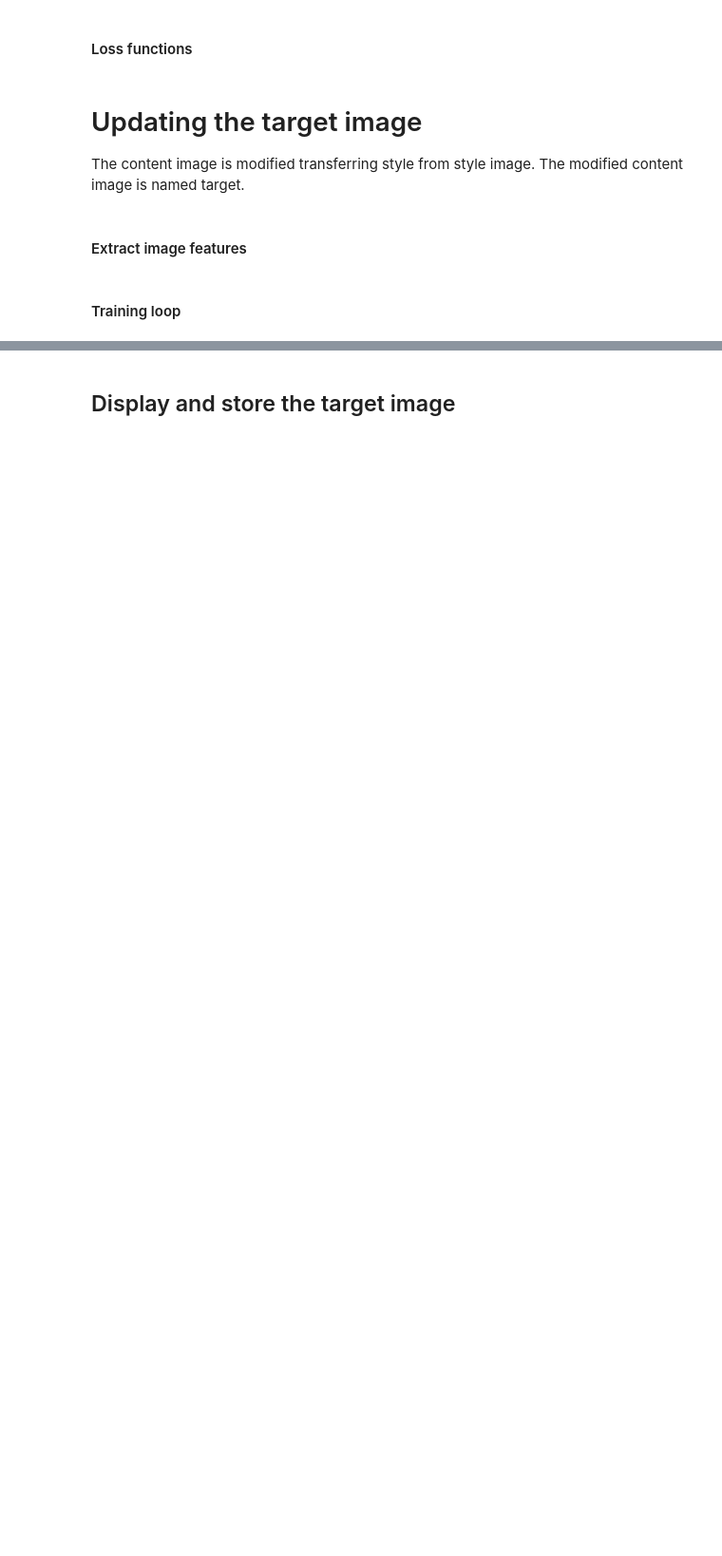
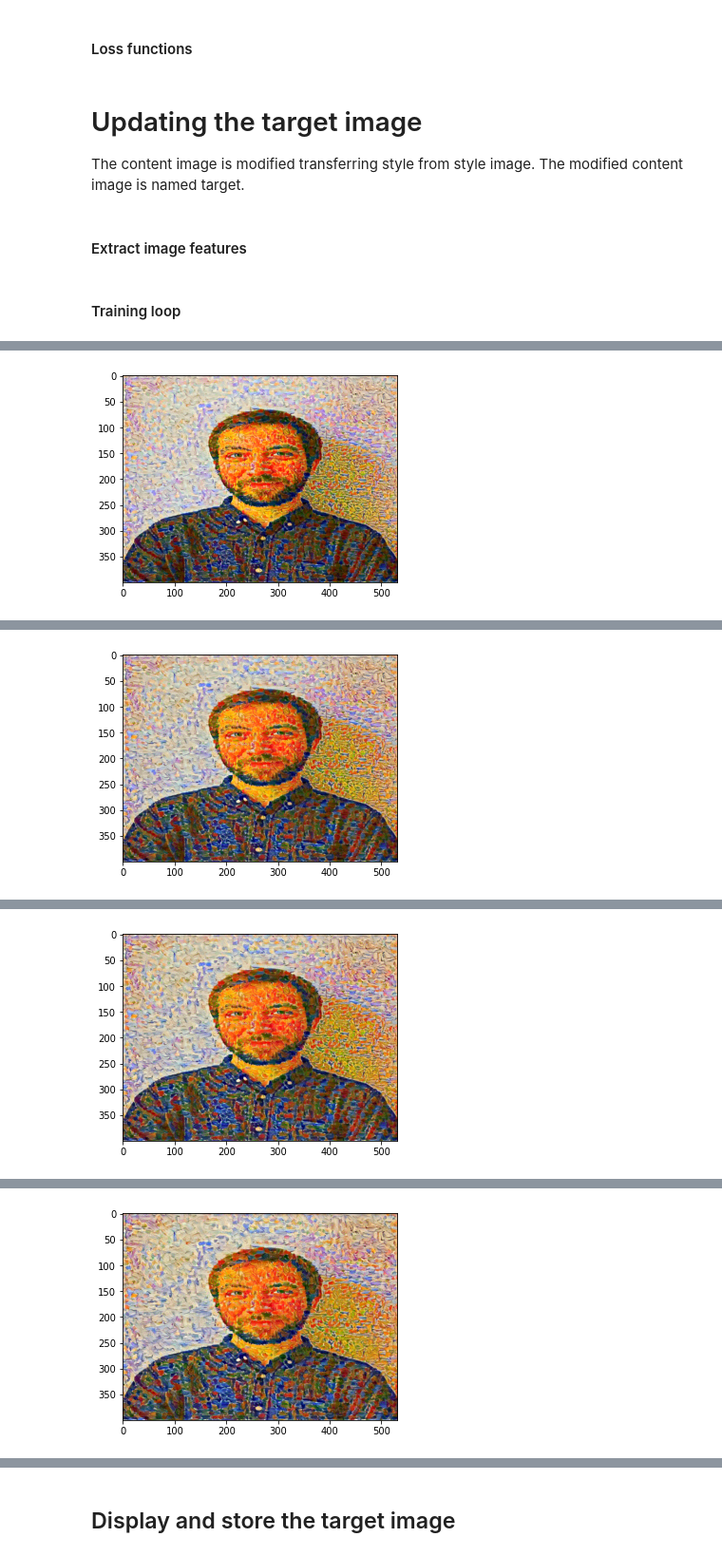
Before and after one commit to davalbo/Style-transfer, a Jupyter notebook: Style_Transfer.ipynb, the cells around one changed output, grey strips where cells are left out. Shown at 95% size. Saved outputs shown, nothing was run; the diff lists cells and outputs as text; code cells hidden in the pictures; blank space fills up the shorter version.

```diff
--- a/Style_Transfer.ipynb
+++ b/Style_Transfer.ipynb
@@ -103,7 +103,7 @@ layer_weights = {'conv1_1': 1.,
                  'conv5_1': 0.1}
 # %%
 content_weight = 1
-style_weight = 1e6
+style_weight = 1e7
 # %% [markdown]
 #### Loss functions
 # %%
@@ -179,7 +179,7 @@ target = content_img.clone().requires_grad_(True).to(device)
 # for displaying the target image intermittently
 show_every = 1000
 
-optimizer = optim.Adam([target], lr=0.003)
+optimizer = optim.Adam([target], lr=0.05)
 steps = 5000
 
 for ii in range(1, steps+1):
@@ -204,0 +205 @@ KeyboardInterrupt:
+[figure, added]
@@ -204,0 +207 @@ KeyboardInterrupt:
+[figure, added]
@@ -204,0 +209 @@ KeyboardInterrupt:
+[figure, added]
@@ -204,0 +211 @@ KeyboardInterrupt:
+[figure, added]
```
Also changed, not shown: parts of 4 cells of this notebook, 2 other files.
